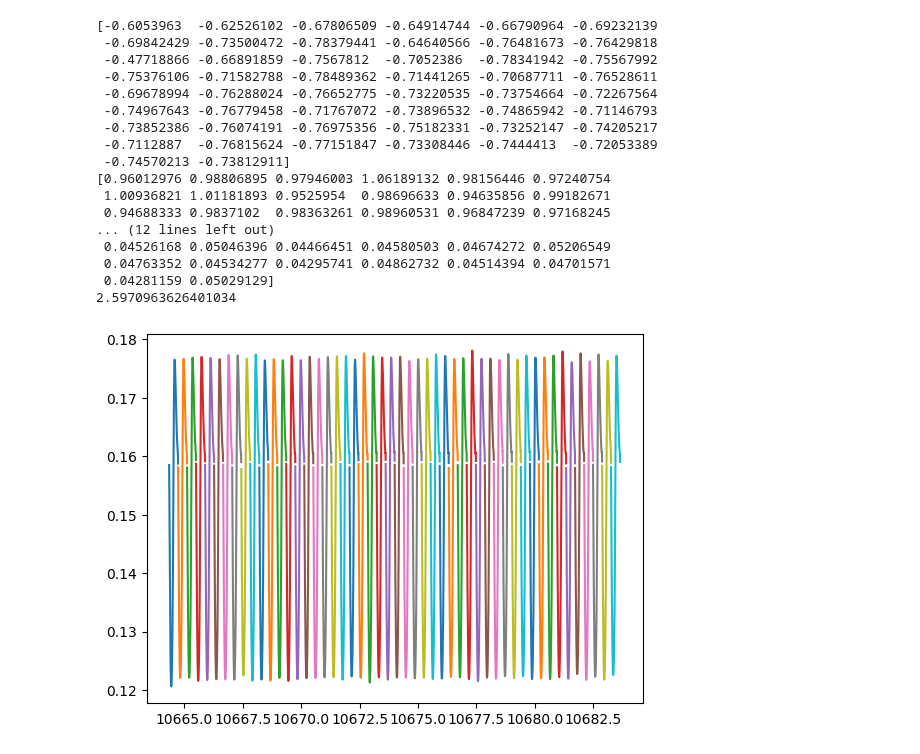
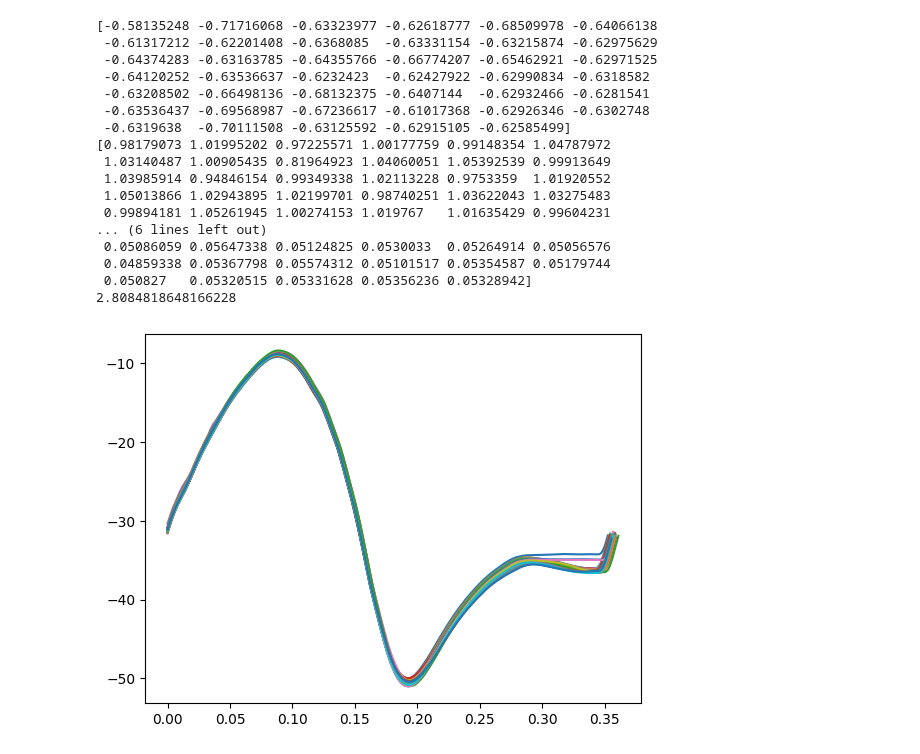
Before and after one commit to JGSuw/hsa_hopper_control, a Jupyter notebook: notebooks/hop_analysis.ipynb, the cells around one changed output. Cells and saved outputs as stored; diff of their text form; code cells hidden in the pictures.

```diff
--- a/notebooks/hop_analysis.ipynb
+++ b/notebooks/hop_analysis.ipynb
@@ -4,14 +4,8 @@ import pandas as pd
 import yaml
 from matplotlib import pyplot as plt
 import os
-# experiment_folder = '/home/joseph/workspaces/hsa_hopper/hsa_hopper_control/data/no_hsa_wood_1300g/2024-06-12_1718162368'
-# experiment_folder = '/home/joseph/workspaces/hsa_hopper/hsa_hopper_control/data/hsa_wood_1300g/godtest'
-# experiment_folder = '/home/joseph/workspaces/hsa_hopper/hsa_hopper_control/data/hsa_wood_1500g/godtest'
-# experiment_folder = '/home/joseph/workspaces/hsa_hopper/hsa_hopper_control/data/hsa_wood_1700g/godtest'
-experiment_folder = '/home/joseph/workspaces/hsa_hopper/hsa_hopper_control/data/no_hsa_wood_2300g/2024-06-12_1718162787'
-# experiment_folder = '/home/joseph/workspaces/hsa_hopper/hsa_hopper_control/data/hsa_wood_2300g/godtest'
-# experiment_folder = '/home/joseph/workspaces/hsa_hopper/hsa_hopper_control/data/hsa_wood_1900g/godtest'
-# experiment_folder = '/home/joseph/workspaces/hsa_hopper/hsa_hopper_control/data/hsa_wood_2100g/godtest'
+experiment_folder = r'/home/joseph/workspaces/hsa_hopper/hsa_hopper_control/data/4_16_25/hsa_1300g/2025-04-16_1744830307'
+# experiment_folder = r'/home/joseph/workspaces/hsa_hopper/hsa_hopper_control/data/4_14_25/no_hsa_2100g/2025-04-14_1744653175'
 with open(os.path.join(experiment_folder, 'experiment_config.yaml'), 'r') as f:
     experiment_config = yaml.load(f,yaml.Loader)
 with open(os.path.join(experiment_folder, 'hardware_config.yaml'), 'r') as f:
@@ -27,45 +21,59 @@ for relpath in hop_files_relpath:
     hops[hop_idx] = pd.read_csv(os.path.join(experiment_folder, relpath))
 
 energy = pd.read_csv(os.path.join(experiment_folder, 'energy.csv'))
-ati_measurements = pd.read_csv(os.path.join(experiment_folder, 'ati_measurements.csv'))
 # %%
+from hsa_hopper.kinematics import KinematicParameters, forward_kinematics
+attrs = hardware_config['kinematics']
+kin_params = KinematicParameters(
+    attrs['a'],
+    attrs['b'],
+    attrs['c'],
+    attrs['d']
+)
 initial_velocity = np.zeros(len(hops))
 final_velocity = np.zeros(len(hops))
 hop_height = np.zeros(len(hops))
 hop_period = np.zeros(len(hops))
 for i,hop in enumerate(hops):
     t = hop['t_s'].to_numpy()
-    y = hop['y'].to_numpy()
+    x = hop['x_rad'].to_numpy()
     mode = hop['mode'].to_numpy()
-    plt.plot(t,y)
+    fk, jac = forward_kinematics(kin_params, x, jacobian=True)
+    y = fk[0]
+    dy = jac[0]
     initial_velocity[i] = (y[1]-y[0])/(t[1]-t[0])
     j = next(j for j, m in enumerate(mode) if m==1)
-    final_velocity[i] = .5*(y[j+1]-y[j])/(t[j+1]-t[j]) + .5*(y[j]-y[j-1])/(t[j]-t[j-1])
-    hop_height[i] = final_velocity[i]**2 / (2*9.81)
-    hop_period[i] = t[-1]-t[0]
+    try:
+        final_velocity[i] = (y[j+1]-y[j])/(t[j+1]-t[j])
+        hop_height[i] = final_velocity[i]**2 / (2*9.81)
+        hop_period[i] = t[-1]-t[0]
+    except:
+        hop_height[i] = 0
+        hop_period[i] = np.inf
+    plt.plot(t-t[0],x*180/np.pi)
 print(initial_velocity)
 print(final_velocity)
 print(hop_height)
 print(1/np.average(hop_period))
 # %% [output]
-[-0.6053963  -0.62526102 -0.67806509 -0.64914744 -0.66790964 -0.69232139
- -0.69842429 -0.73500472 -0.78379441 -0.64640566 -0.76481673 -0.76429818
- -0.47718866 -0.66891859 -0.7567812  -0.7052386  -0.78341942 -0.75567992
- -0.75376106 -0.71582788 -0.78489362 -0.71441265 -0.70687711 -0.76528611
- -0.69678994 -0.76288024 -0.76652775 -0.73220535 -0.73754664 -0.72267564
- -0.74967643 -0.76779458 -0.71767072 -0.73896532 -0.74865942 -0.71146793
- -0.73852386 -0.76074191 -0.76975356 -0.75182331 -0.73252147 -0.74205217
- -0.7112887  -0.76815624 -0.77151847 -0.73308446 -0.7444413  -0.72053389
- -0.74570213 -0.73812911]
-[0.96012976 0.98806895 0.97946003 1.06189132 0.98156446 0.97240754
- 1.00936821 1.01181893 0.9525954  0.98696633 0.94635856 0.99182671
- 0.94688333 0.9837102  0.98363261 0.98960531 0.96847239 0.97168245
-... (12 lines left out)
- 0.04526168 0.05046396 0.04466451 0.04580503 0.04674272 0.05206549
- 0.04763352 0.04534277 0.04295741 0.04862732 0.04514394 0.04701571
- 0.04281159 0.05029129]
-2.5970963626401034
+[-0.58135248 -0.71716068 -0.63323977 -0.62618777 -0.68509978 -0.64066138
+ -0.61317212 -0.62201408 -0.6368085  -0.63331154 -0.63215874 -0.62975629
+ -0.64374283 -0.63163785 -0.64355766 -0.66774207 -0.65462921 -0.62971525
+ -0.64120252 -0.63536637 -0.6232423  -0.62427922 -0.62990834 -0.6318582
+ -0.63208502 -0.66498136 -0.68132375 -0.6407144  -0.62932466 -0.6281541
+ -0.63536437 -0.69568987 -0.67236617 -0.61017368 -0.62926346 -0.6302748
+ -0.6319638  -0.70111508 -0.63125592 -0.62915105 -0.62585499]
+[0.98179073 1.01995202 0.97225571 1.00177759 0.99148354 1.04787972
+ 1.03140487 1.00905435 0.81964923 1.04060051 1.05392539 0.99913649
+ 1.03985914 0.94846154 0.99349338 1.02113228 0.9753359  1.01920552
+ 1.05013866 1.02943895 1.02199701 0.98740251 1.03622043 1.03275483
+ 0.99894181 1.05261945 1.00274153 1.019767   1.01635429 0.99604231
+... (6 lines left out)
+ 0.05086059 0.05647338 0.05124825 0.0530033  0.05264914 0.05056576
+ 0.04859338 0.05367798 0.05574312 0.05101517 0.05354587 0.05179744
+ 0.050827   0.05320515 0.05331628 0.05356236 0.05328942]
+2.8084818648166228
-[figure, old version]
+[figure, new version]
 # %%
 hop_avg = np.average(hop_height)
 hop_std = np.std(hop_height)
```
Also changed, not shown: parts of 10 cells of this notebook, 3 other files.
